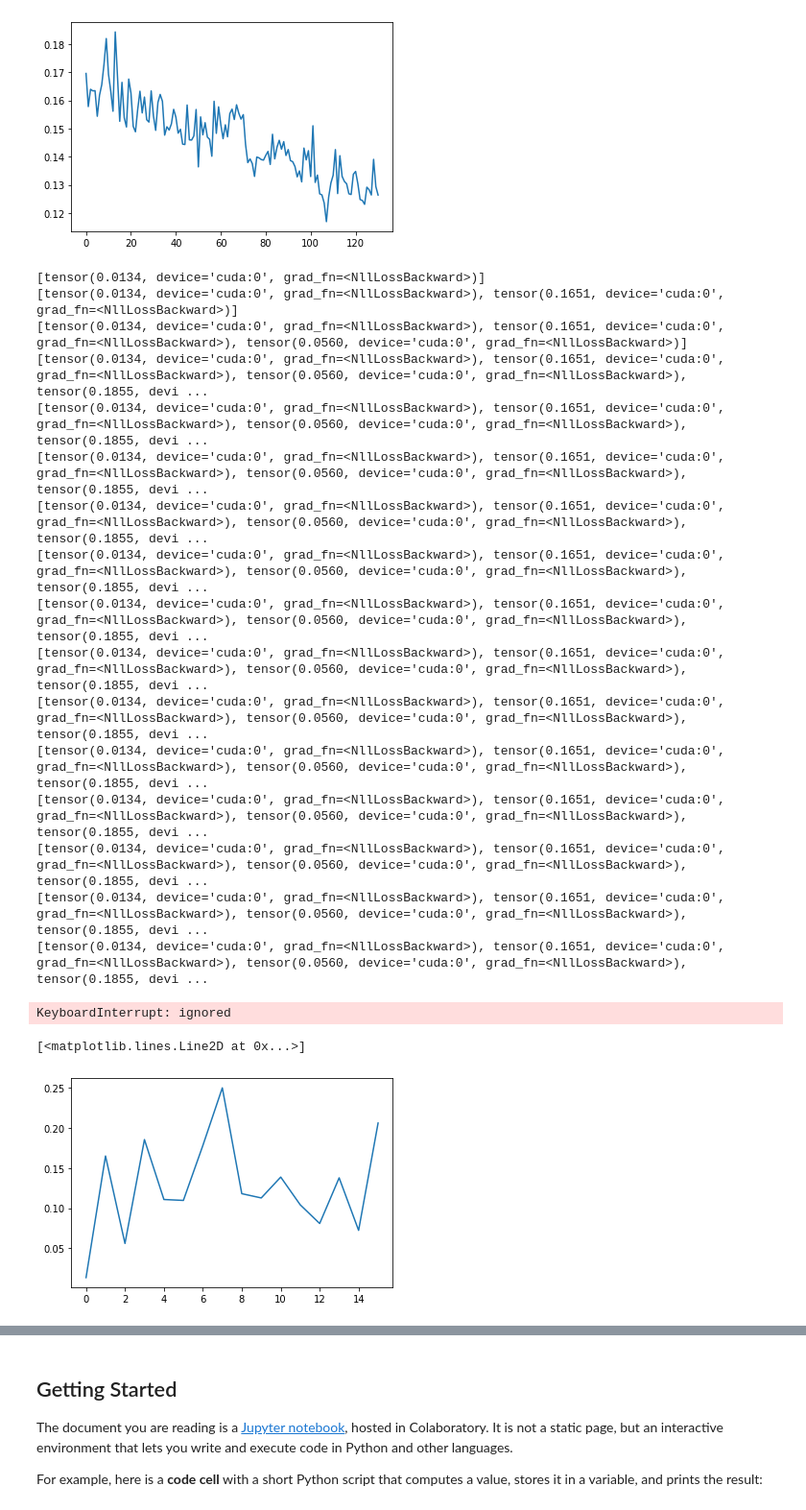
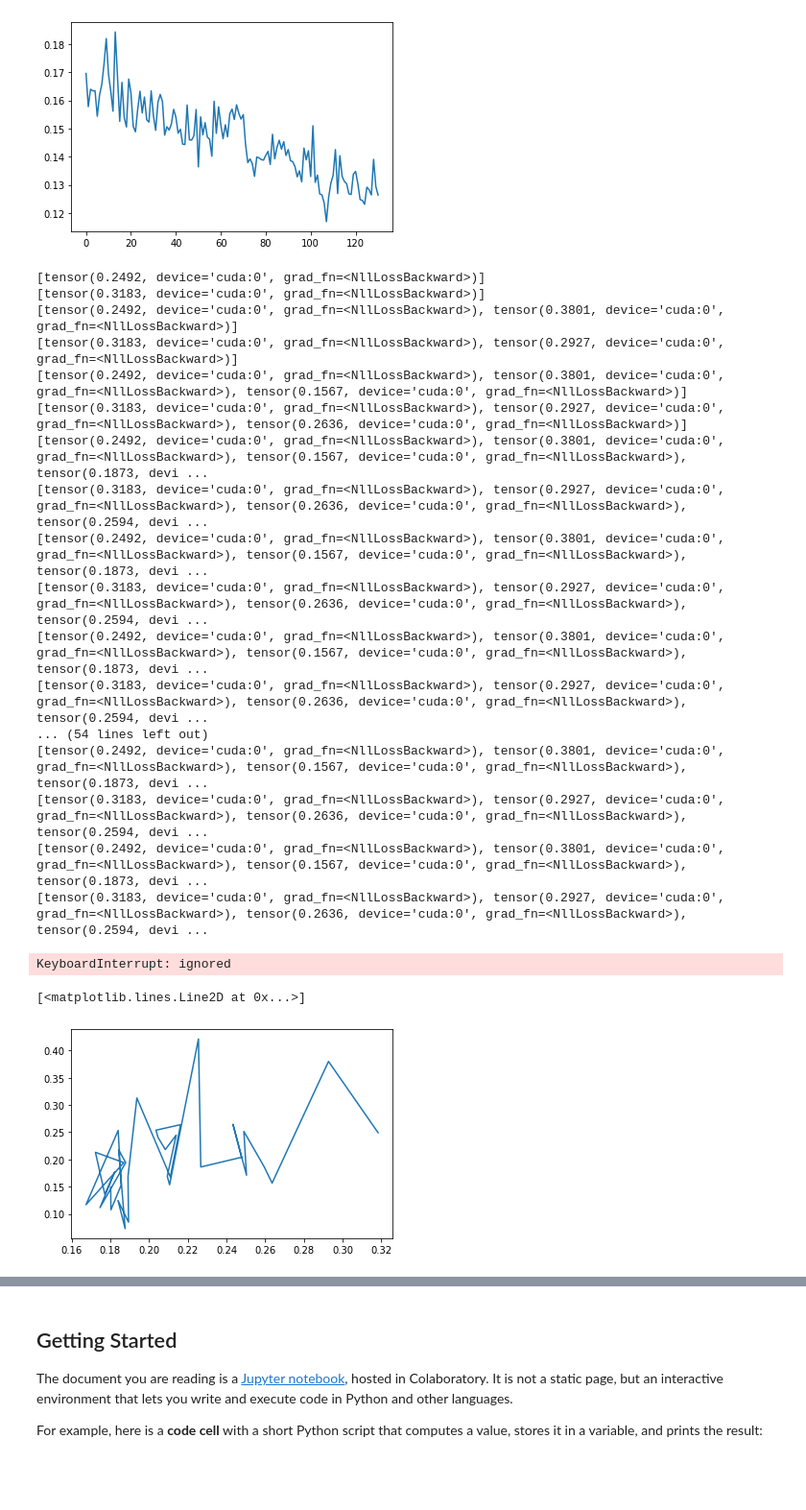
Before and after one commit to LyubovZadiranova/ZadiranovaLA_ML, a Jupyter notebook: Welcome_To_Colaboratory.ipynb, the cells around one changed output, grey strips where cells are left out. Shown at 96% size. Drawn from its saved outputs; the diff is of its cells as text; code cells hidden in the pictures; blank space fills up the shorter version.

```diff
--- a/Welcome_To_Colaboratory.ipynb
+++ b/Welcome_To_Colaboratory.ipynb
@@ -130,39 +141,41 @@ for epoch in range(10000):
         loss_value = loss(preds, y_batch)
         loss_value.backward()
 
+        optimizer.step()
 
-
-        optimizer.step()
 
     train_loss_history.append(loss_value)
 
     test_preds = mnist_net.forward(X_test)
     test_loss_history.append(loss(test_preds, y_test))
 
-    print(train_loss_history)
+    #print(train_loss_history, sep = "\n")
+    #print(test_loss_history, sep = "\n")
 # %% [output]
-[tensor(0.0134, device='cuda:0', grad_fn=<NllLossBackward>)]
-[tensor(0.0134, device='cuda:0', grad_fn=<NllLossBackward>), tensor(0.1651, device='cuda:0', grad_fn=<NllLossBackward>)]
-[tensor(0.0134, device='cuda:0', grad_fn=<NllLossBackward>), tensor(0.1651, device='cuda:0', grad_fn=<NllLossBackward>), tensor(0.0560, device='cuda:0', grad_fn=<NllLossBackward>)]
-[tensor(0.0134, device='cuda:0', grad_fn=<NllLossBackward>), tensor(0.1651, device='cuda:0', grad_fn=<NllLossBackward>), tensor(0.0560, device='cuda:0', grad_fn=<NllLossBackward>), tensor(0.1855, devi ...
-[tensor(0.0134, device='cuda:0', grad_fn=<NllLossBackward>), tensor(0.1651, device='cuda:0', grad_fn=<NllLossBackward>), tensor(0.0560, device='cuda:0', grad_fn=<NllLossBackward>), tensor(0.1855, devi ...
-[tensor(0.0134, device='cuda:0', grad_fn=<NllLossBackward>), tensor(0.1651, device='cuda:0', grad_fn=<NllLossBackward>), tensor(0.0560, device='cuda:0', grad_fn=<NllLossBackward>), tensor(0.1855, devi ...
-[tensor(0.0134, device='cuda:0', grad_fn=<NllLossBackward>), tensor(0.1651, device='cuda:0', grad_fn=<NllLossBackward>), tensor(0.0560, device='cuda:0', grad_fn=<NllLossBackward>), tensor(0.1855, devi ...
-[tensor(0.0134, device='cuda:0', grad_fn=<NllLossBackward>), tensor(0.1651, device='cuda:0', grad_fn=<NllLossBackward>), tensor(0.0560, device='cuda:0', grad_fn=<NllLossBackward>), tensor(0.1855, devi ...
-[tensor(0.0134, device='cuda:0', grad_fn=<NllLossBackward>), tensor(0.1651, device='cuda:0', grad_fn=<NllLossBackward>), tensor(0.0560, device='cuda:0', grad_fn=<NllLossBackward>), tensor(0.1855, devi ...
-[tensor(0.0134, device='cuda:0', grad_fn=<NllLossBackward>), tensor(0.1651, device='cuda:0', grad_fn=<NllLossBackward>), tensor(0.0560, device='cuda:0', grad_fn=<NllLossBackward>), tensor(0.1855, devi ...
-[tensor(0.0134, device='cuda:0', grad_fn=<NllLossBackward>), tensor(0.1651, device='cuda:0', grad_fn=<NllLossBackward>), tensor(0.0560, device='cuda:0', grad_fn=<NllLossBackward>), tensor(0.1855, devi ...
-[tensor(0.0134, device='cuda:0', grad_fn=<NllLossBackward>), tensor(0.1651, device='cuda:0', grad_fn=<NllLossBackward>), tensor(0.0560, device='cuda:0', grad_fn=<NllLossBackward>), tensor(0.1855, devi ...
-[tensor(0.0134, device='cuda:0', grad_fn=<NllLossBackward>), tensor(0.1651, device='cuda:0', grad_fn=<NllLossBackward>), tensor(0.0560, device='cuda:0', grad_fn=<NllLossBackward>), tensor(0.1855, devi ...
-[tensor(0.0134, device='cuda:0', grad_fn=<NllLossBackward>), tensor(0.1651, device='cuda:0', grad_fn=<NllLossBackward>), tensor(0.0560, device='cuda:0', grad_fn=<NllLossBackward>), tensor(0.1855, devi ...
-[tensor(0.0134, device='cuda:0', grad_fn=<NllLossBackward>), tensor(0.1651, device='cuda:0', grad_fn=<NllLossBackward>), tensor(0.0560, device='cuda:0', grad_fn=<NllLossBackward>), tensor(0.1855, devi ...
-[tensor(0.0134, device='cuda:0', grad_fn=<NllLossBackward>), tensor(0.1651, device='cuda:0', grad_fn=<NllLossBackward>), tensor(0.0560, device='cuda:0', grad_fn=<NllLossBackward>), tensor(0.1855, devi ...
+[tensor(0.2492, device='cuda:0', grad_fn=<NllLossBackward>)]
+[tensor(0.3183, device='cuda:0', grad_fn=<NllLossBackward>)]
+[tensor(0.2492, device='cuda:0', grad_fn=<NllLossBackward>), tensor(0.3801, device='cuda:0', grad_fn=<NllLossBackward>)]
+[tensor(0.3183, device='cuda:0', grad_fn=<NllLossBackward>), tensor(0.2927, device='cuda:0', grad_fn=<NllLossBackward>)]
+[tensor(0.2492, device='cuda:0', grad_fn=<NllLossBackward>), tensor(0.3801, device='cuda:0', grad_fn=<NllLossBackward>), tensor(0.1567, device='cuda:0', grad_fn=<NllLossBackward>)]
+[tensor(0.3183, device='cuda:0', grad_fn=<NllLossBackward>), tensor(0.2927, device='cuda:0', grad_fn=<NllLossBackward>), tensor(0.2636, device='cuda:0', grad_fn=<NllLossBackward>)]
+[tensor(0.2492, device='cuda:0', grad_fn=<NllLossBackward>), tensor(0.3801, device='cuda:0', grad_fn=<NllLossBackward>), tensor(0.1567, device='cuda:0', grad_fn=<NllLossBackward>), tensor(0.1873, devi ...
+[tensor(0.3183, device='cuda:0', grad_fn=<NllLossBackward>), tensor(0.2927, device='cuda:0', grad_fn=<NllLossBackward>), tensor(0.2636, device='cuda:0', grad_fn=<NllLossBackward>), tensor(0.2594, devi ...
+[tensor(0.2492, device='cuda:0', grad_fn=<NllLossBackward>), tensor(0.3801, device='cuda:0', grad_fn=<NllLossBackward>), tensor(0.1567, device='cuda:0', grad_fn=<NllLossBackward>), tensor(0.1873, devi ...
+[tensor(0.3183, device='cuda:0', grad_fn=<NllLossBackward>), tensor(0.2927, device='cuda:0', grad_fn=<NllLossBackward>), tensor(0.2636, device='cuda:0', grad_fn=<NllLossBackward>), tensor(0.2594, devi ...
+[tensor(0.2492, device='cuda:0', grad_fn=<NllLossBackward>), tensor(0.3801, device='cuda:0', grad_fn=<NllLossBackward>), tensor(0.1567, device='cuda:0', grad_fn=<NllLossBackward>), tensor(0.1873, devi ...
+[tensor(0.3183, device='cuda:0', grad_fn=<NllLossBackward>), tensor(0.2927, device='cuda:0', grad_fn=<NllLossBackward>), tensor(0.2636, device='cuda:0', grad_fn=<NllLossBackward>), tensor(0.2594, devi ...
+... (54 lines left out)
+[tensor(0.2492, device='cuda:0', grad_fn=<NllLossBackward>), tensor(0.3801, device='cuda:0', grad_fn=<NllLossBackward>), tensor(0.1567, device='cuda:0', grad_fn=<NllLossBackward>), tensor(0.1873, devi ...
+[tensor(0.3183, device='cuda:0', grad_fn=<NllLossBackward>), tensor(0.2927, device='cuda:0', grad_fn=<NllLossBackward>), tensor(0.2636, device='cuda:0', grad_fn=<NllLossBackward>), tensor(0.2594, devi ...
+[tensor(0.2492, device='cuda:0', grad_fn=<NllLossBackward>), tensor(0.3801, device='cuda:0', grad_fn=<NllLossBackward>), tensor(0.1567, device='cuda:0', grad_fn=<NllLossBackward>), tensor(0.1873, devi ...
+[tensor(0.3183, device='cuda:0', grad_fn=<NllLossBackward>), tensor(0.2927, device='cuda:0', grad_fn=<NllLossBackward>), tensor(0.2636, device='cuda:0', grad_fn=<NllLossBackward>), tensor(0.2594, devi ...
 KeyboardInterrupt: ignored
-# %%
-plt.plot(train_loss_history)
-# %% [output]
-[<matplotlib.lines.Line2D at 0x...>]
-[figure, removed]
+# %%
+import matplotlib.pyplot as plt
+plt.plot(test_loss_history, train_loss_history,)
+# %% [output]
+[<matplotlib.lines.Line2D at 0x...>]
+[figure, added]
 # %%
 #@title Introducing Colaboratory { display-mode: "form" }
 #@markdown This 3-minute video gives an overview of the key features of Colaboratory:
```
Also changed, not shown: parts of 1 cell of this notebook.
